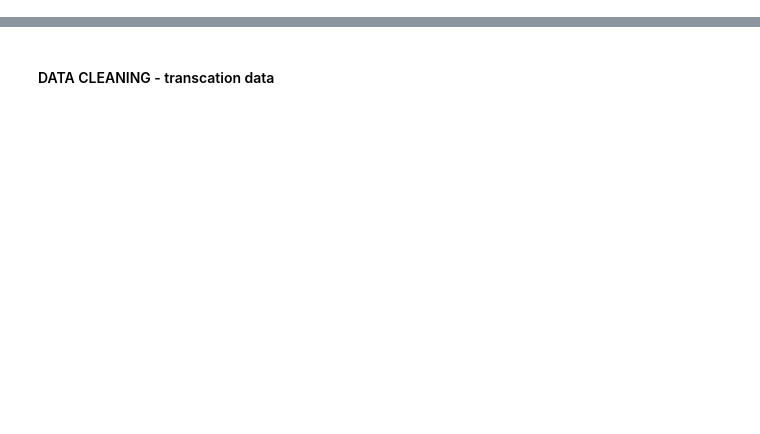
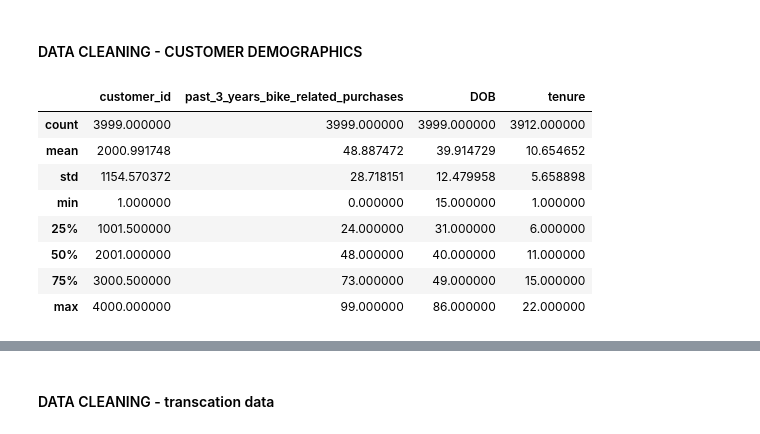
Before and after one commit to gilbertxvictor/Portfolio, a Jupyter notebook: KPMG/TASK 2/TASK2.ipynb, the cells around one changed output, grey strips where cells are left out. Drawn from its saved outputs; the diff is of its cells as text; code cells hidden in the pictures; blank space fills up the shorter version.

```diff
--- a/KPMG/TASK 2/TASK2.ipynb
+++ b/KPMG/TASK 2/TASK2.ipynb
@@ -25,3 +25,22 @@ transc     = pd.read_excel('KPMG_VI_New_raw_data_update_final.xlsx', sheet_name
 
 #CUSTOMER ADDRESS
 cusAddress = pd.read_excel('KPMG_VI_New_raw_data_update_final.xlsx', sheet_name = 4, parse_dates=True)
+# %% [markdown]
+#### DATA CLEANING - CUSTOMER DEMOGRAPHICS
+# %%
+cusDemo_cleaned = cusDemo.copy()
+cusDemo_cleaned.drop(columns = ['first_name', 'last_name', 'default'], inplace = True)
+y  = 2017
+cusDemo_cleaned.DOB.fillna(cusDemo_cleaned.DOB.mode()[0], inplace = True)
+cusDemo_cleaned.DOB = round(y - cusDemo_cleaned.DOB.dt.year).astype(int)
+cusDemo_cleaned = cusDemo_cleaned[cusDemo_cleaned.DOB < 100]
+# %% [output]
+|  | customer_id | past_3_years_bike_related_purchases | DOB | tenure |
+| count | 3999.000000 | 3999.000000 | 3999.000000 | 3912.000000 |
+| mean | 2000.991748 | 48.887472 | 39.914729 | 10.654652 |
+| std | 1154.570372 | 28.718151 | 12.479958 | 5.658898 |
+| min | 1.000000 | 0.000000 | 15.000000 | 1.000000 |
+| 25% | 1001.500000 | 24.000000 | 31.000000 | 6.000000 |
+| 50% | 2001.000000 | 48.000000 | 40.000000 | 11.000000 |
+| 75% | 3000.500000 | 73.000000 | 49.000000 | 15.000000 |
+| max | 4000.000000 | 99.000000 | 86.000000 | 22.000000 |
```
Also changed, not shown: parts of 19 cells of this notebook, 2 other files.
